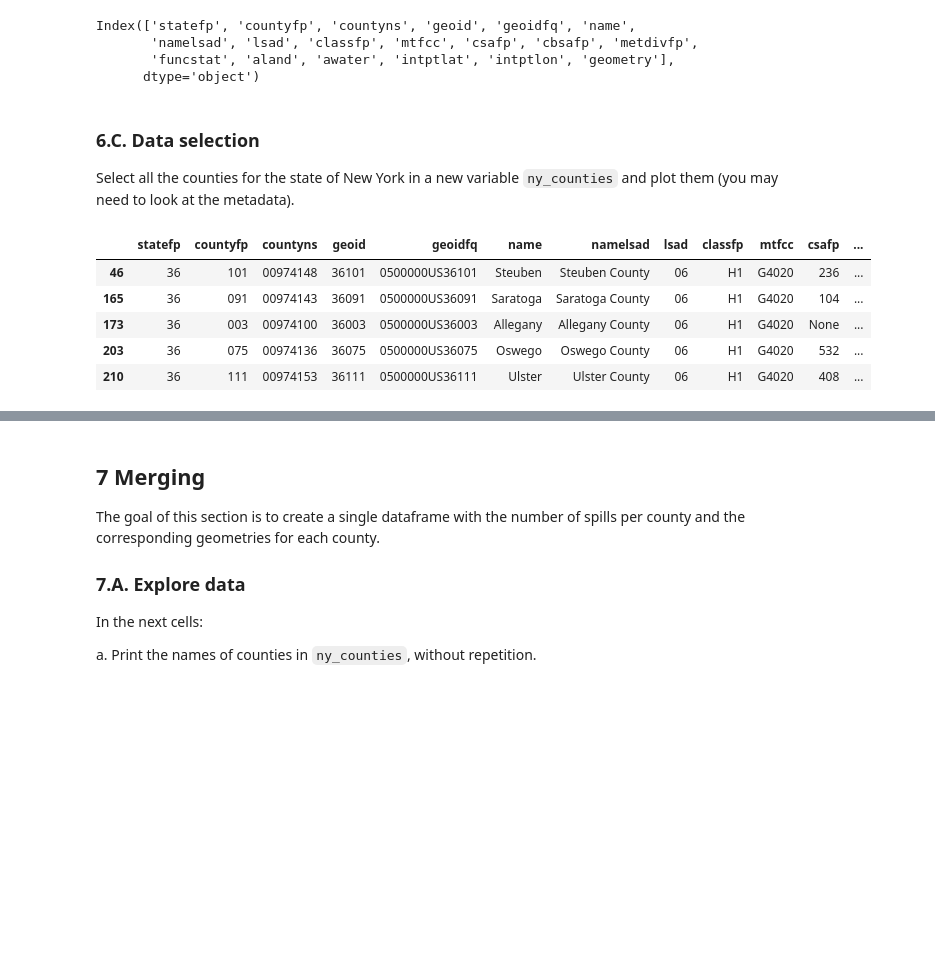
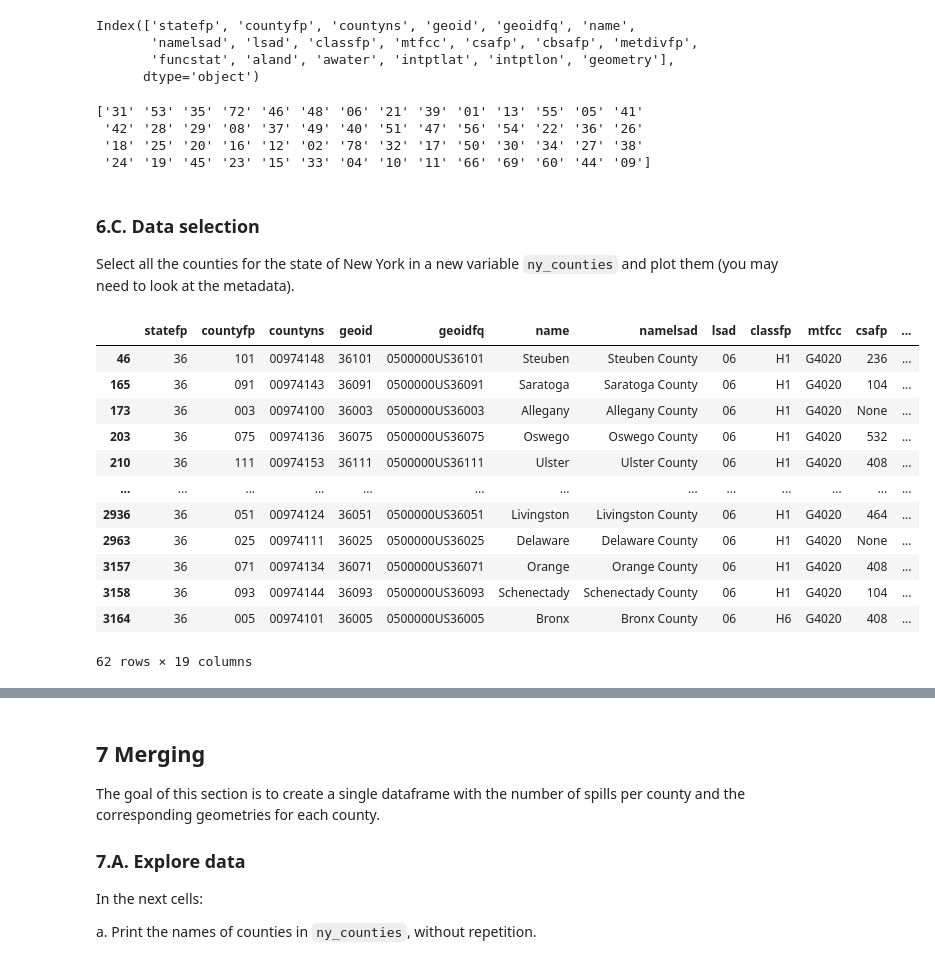
Before and after one commit to Awoo56709/eds220-hwk3, a Jupyter notebook: hwk3-task1-spills.ipynb, the cells around one changed output, grey strips where cells are left out. Drawn from its saved outputs; the diff is of its cells as text; code cells hidden in the pictures; blank space fills up the shorter version.

```diff
--- a/hwk3-task1-spills.ipynb
+++ b/hwk3-task1-spills.ipynb
@@ -544,6 +559,14 @@ Index(['statefp', 'countyfp', 'countyns', 'geoid', 'geoidfq', 'name',
        'namelsad', 'lsad', 'classfp', 'mtfcc', 'csafp', 'cbsafp', 'metdivfp',
        'funcstat', 'aland', 'awater', 'intptlat', 'intptlon', 'geometry'],
       dtype='object')
+# %%
+#Keep uppercase due to lowercase not reading
+print(counties['statefp'].unique())
+# %% [output]
+['31' '53' '35' '72' '46' '48' '06' '21' '39' '01' '13' '55' '05' '41'
+ '42' '28' '29' '08' '37' '49' '40' '51' '47' '56' '54' '22' '36' '26'
+ '18' '25' '20' '16' '12' '02' '78' '32' '17' '50' '30' '34' '27' '38'
+ '24' '19' '45' '23' '15' '33' '04' '10' '11' '66' '69' '60' '44' '09']
 # %% [markdown]
 <!-- END QUESTION -->
 
@@ -553,5 +576,21 @@ Index(['statefp', 'countyfp', 'countyns', 'geoid', 'geoidfq', 'name',
 
 Select all the counties for the state of New York in a new variable `ny_counties` and plot them (you may need to look at the metadata).
 # %%
+#Filter for New York related data
 ny_counties = counties[counties['statefp'] == '36'].copy()
+ny_counties
+# %% [output]
+|  | statefp | countyfp | countyns | geoid | geoidfq | name | namelsad | lsad | classfp | mtfcc | csafp | ... |
+| 46 | 36 | 101 | 00974148 | 36101 | 0500000US36101 | Steuben | Steuben County | 06 | H1 | G4020 | 236 | ... |
+| 165 | 36 | 091 | 00974143 | 36091 | 0500000US36091 | Saratoga | Saratoga County | 06 | H1 | G4020 | 104 | ... |
+| 173 | 36 | 003 | 00974100 | 36003 | 0500000US36003 | Allegany | Allegany County | 06 | H1 | G4020 | None | ... |
+| 203 | 36 | 075 | 00974136 | 36075 | 0500000US36075 | Oswego | Oswego County | 06 | H1 | G4020 | 532 | ... |
+| 210 | 36 | 111 | 00974153 | 36111 | 0500000US36111 | Ulster | Ulster County | 06 | H1 | G4020 | 408 | ... |
+| ... | ... | ... | ... | ... | ... | ... | ... | ... | ... | ... | ... | ... |
+| 2936 | 36 | 051 | 00974124 | 36051 | 0500000US36051 | Livingston | Livingston County | 06 | H1 | G4020 | 464 | ... |
+| 2963 | 36 | 025 | 00974111 | 36025 | 0500000US36025 | Delaware | Delaware County | 06 | H1 | G4020 | None | ... |
+| 3157 | 36 | 071 | 00974134 | 36071 | 0500000US36071 | Orange | Orange County | 06 | H1 | G4020 | 408 | ... |
+| 3158 | 36 | 093 | 00974144 | 36093 | 0500000US36093 | Schenectady | Schenectady County | 06 | H1 | G4020 | 104 | ... |
+| 3164 | 36 | 005 | 00974101 | 36005 | 0500000US36005 | Bronx | Bronx County | 06 | H6 | G4020 | 408 | ... |
+62 rows × 19 columns
 # %%
@@ -560,12 +599,3 @@ ny_counties['name'] = ny_counties['name'].str.strip()
-# %%
-ny_counties.head()
-# %% [output]
-|  | statefp | countyfp | countyns | geoid | geoidfq | name | namelsad | lsad | classfp | mtfcc | csafp | ... |
-| 46 | 36 | 101 | 00974148 | 36101 | 0500000US36101 | Steuben | Steuben County | 06 | H1 | G4020 | 236 | ... |
-| 165 | 36 | 091 | 00974143 | 36091 | 0500000US36091 | Saratoga | Saratoga County | 06 | H1 | G4020 | 104 | ... |
-| 173 | 36 | 003 | 00974100 | 36003 | 0500000US36003 | Allegany | Allegany County | 06 | H1 | G4020 | None | ... |
-| 203 | 36 | 075 | 00974136 | 36075 | 0500000US36075 | Oswego | Oswego County | 06 | H1 | G4020 | 532 | ... |
-| 210 | 36 | 111 | 00974153 | 36111 | 0500000US36111 | Ulster | Ulster County | 06 | H1 | G4020 | 408 | ... |
 # %%
 ny_counties = counties[counties['statefp'] == '36'].copy()
 
```
Also changed, not shown: parts of 30 cells of this notebook.
